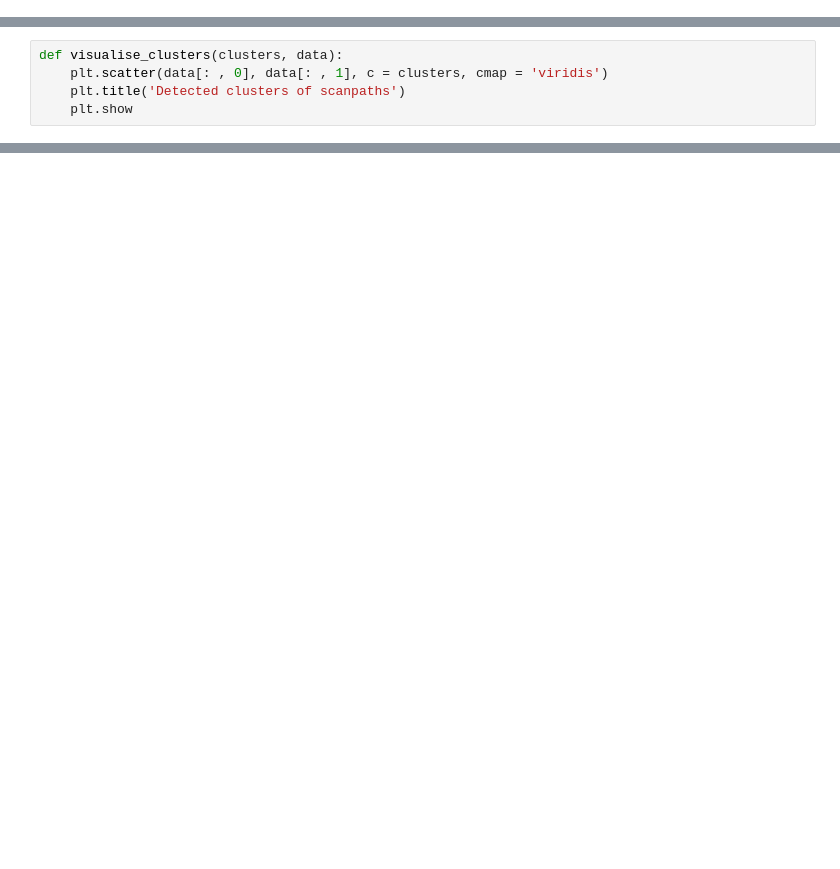
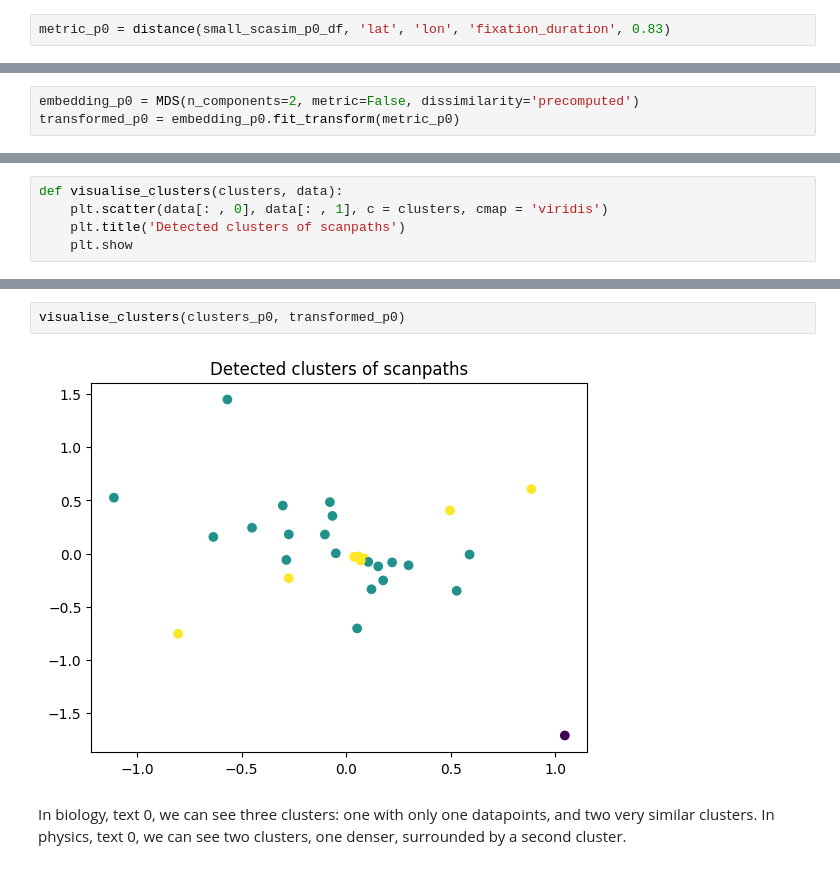
Before and after one commit to snamazova/potec_modelling, a Jupyter notebook: potec_modelling.ipynb, the cells around one changed output, grey strips where cells are left out. Saved outputs shown, nothing was run; the diff lists cells and outputs as text; blank space fills up the shorter version.

```diff
--- a/potec_modelling.ipynb
+++ b/potec_modelling.ipynb
@@ -837,0 +850,2 @@ metric = distance(small_scasim_b0_df, 'lat', 'lon', 'fixation_duration', 0.83)
+# %%
+metric_p0 = distance(small_scasim_p0_df, 'lat', 'lon', 'fixation_duration', 0.83)
@@ -891 +930,4 @@ print(transformed)
+# %%
+embedding_p0 = MDS(n_components=2, metric=False, dissimilarity='precomputed')
+transformed_p0 = embedding_p0.fit_transform(metric_p0)
 # %%
@@ -903,0 +949,6 @@ visualise_clusters(clusters, transformed)
+# %%
+visualise_clusters(clusters_p0, transformed_p0)
+# %% [output]
+[figure, added]
+# %% [markdown]
+In biology, text 0, we can see three clusters: one with only one datapoints, and two very similar clusters. In physics, text 0, we can see two clusters, one denser, surrounded by a second cluster.
```
Also changed, not shown: parts of 26 cells of this notebook.
